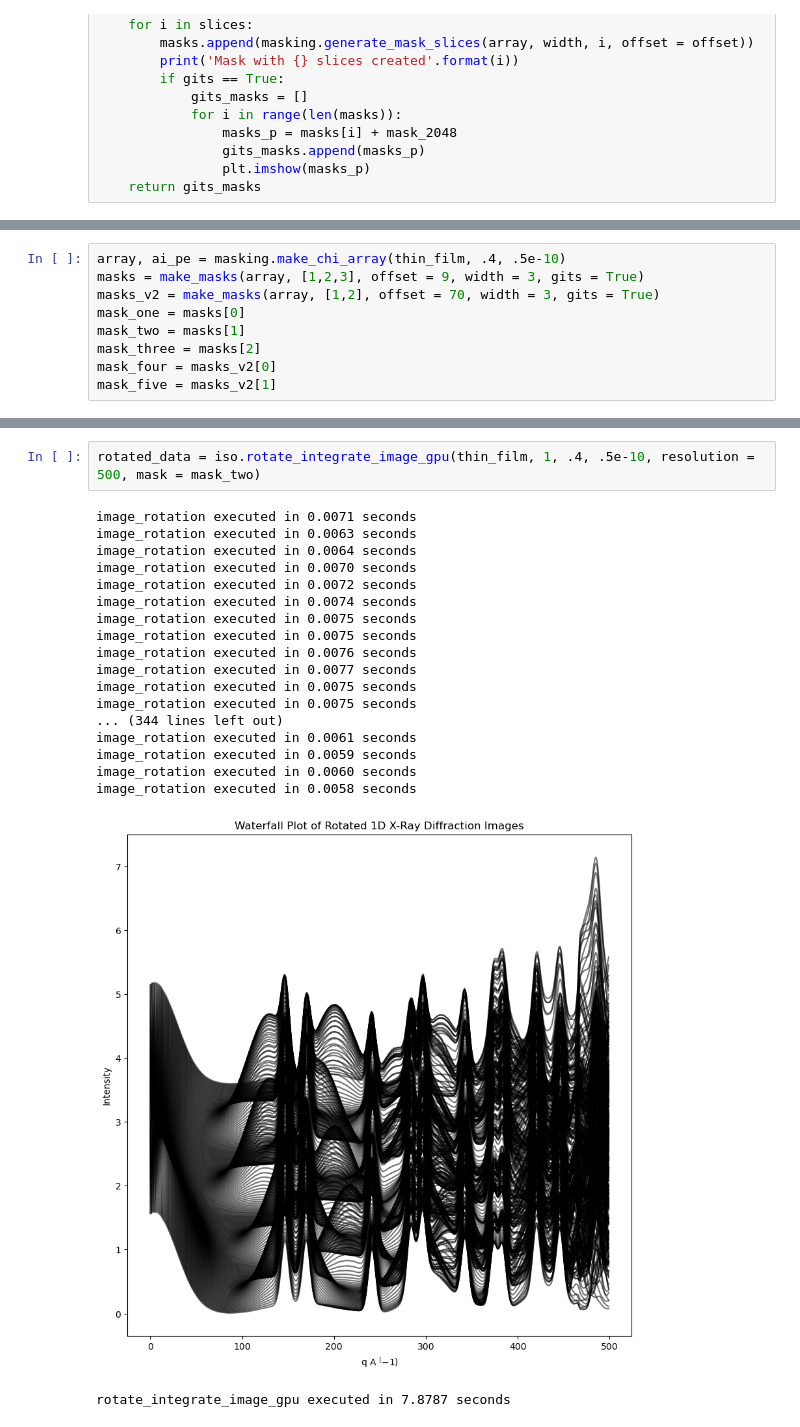
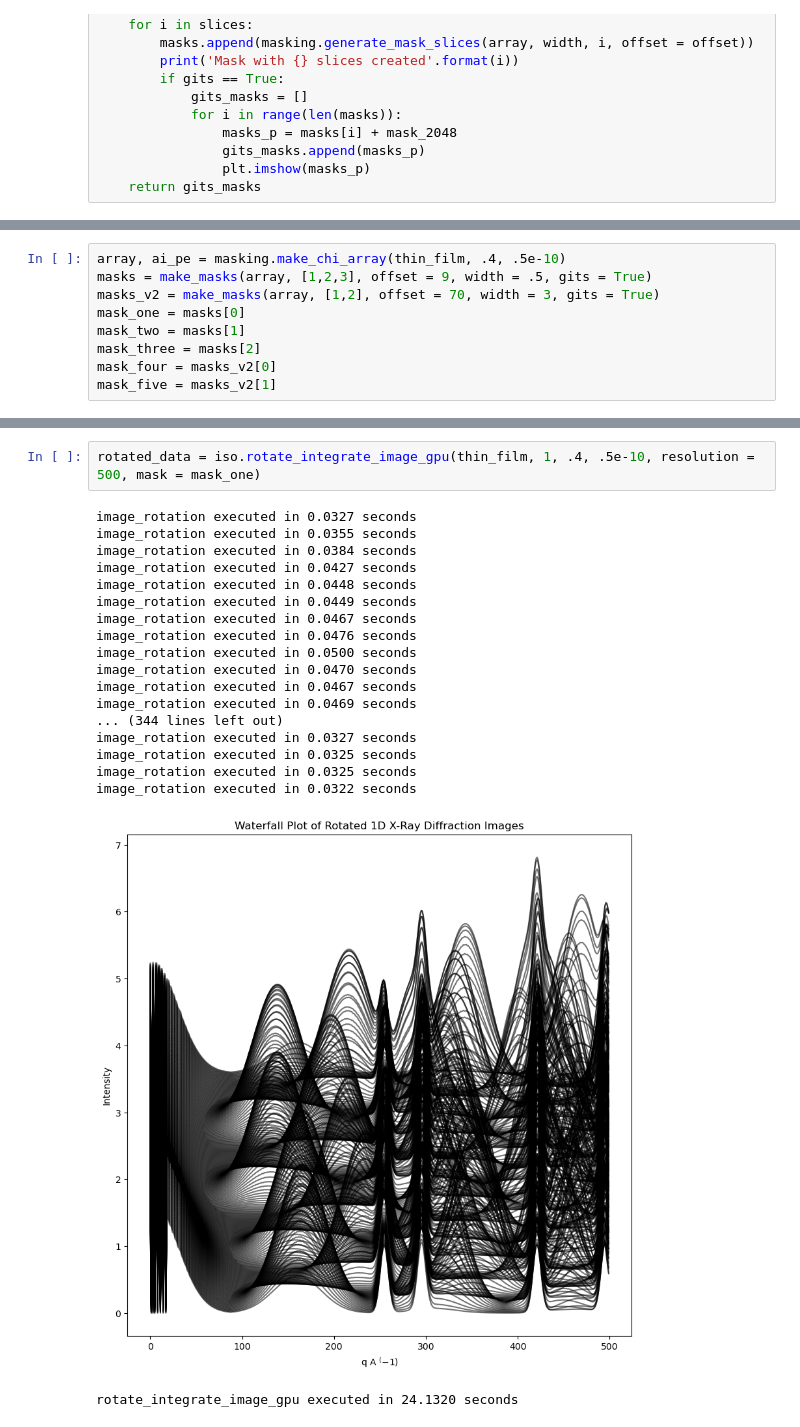
Before and after one commit to dnalverson/IsoDAT2D, a Jupyter notebook: Tutorials/using_clustering_tutorial.ipynb, the cells around one changed output, grey strips where cells are left out. Drawn from its saved outputs; the diff is of its cells as text.

```diff
--- a/Tutorials/using_clustering_tutorial.ipynb
+++ b/Tutorials/using_clustering_tutorial.ipynb
@@ -67,6 +69,6 @@ NaCl
 # %%
 array, ai_pe = masking.make_chi_array(thin_film, .4, .5e-10)
-masks = make_masks(array, [1,2,3], offset = 9, width = 3, gits = True)
+masks = make_masks(array, [1,2,3], offset = 9, width = .5, gits = True)
 masks_v2 = make_masks(array, [1,2], offset = 70, width = 3, gits = True)
 mask_one = masks[0]
 mask_two = masks[1]
@@ -99,22 +111,22 @@ Mask with 2 slices created
 # %%
-rotated_data = iso.rotate_integrate_image_gpu(thin_film, 1, .4, .5e-10, resolution = 500, mask = mask_two)
+rotated_data = iso.rotate_integrate_image_gpu(thin_film, 1, .4, .5e-10, resolution = 500, mask = mask_one)
 # %% [output]
-image_rotation executed in 0.0071 seconds
-image_rotation executed in 0.0063 seconds
-image_rotation executed in 0.0064 seconds
-image_rotation executed in 0.0070 seconds
-image_rotation executed in 0.0072 seconds
-image_rotation executed in 0.0074 seconds
-image_rotation executed in 0.0075 seconds
-image_rotation executed in 0.0075 seconds
-image_rotation executed in 0.0076 seconds
-image_rotation executed in 0.0077 seconds
-image_rotation executed in 0.0075 seconds
-image_rotation executed in 0.0075 seconds
+image_rotation executed in 0.0327 seconds
+image_rotation executed in 0.0355 seconds
+image_rotation executed in 0.0384 seconds
+image_rotation executed in 0.0427 seconds
+image_rotation executed in 0.0448 seconds
+image_rotation executed in 0.0449 seconds
+image_rotation executed in 0.0467 seconds
+image_rotation executed in 0.0476 seconds
+image_rotation executed in 0.0500 seconds
+image_rotation executed in 0.0470 seconds
+image_rotation executed in 0.0467 seconds
+image_rotation executed in 0.0469 seconds
 ... (344 lines left out)
-image_rotation executed in 0.0061 seconds
-image_rotation executed in 0.0059 seconds
-image_rotation executed in 0.0060 seconds
-image_rotation executed in 0.0058 seconds
+image_rotation executed in 0.0327 seconds
+image_rotation executed in 0.0325 seconds
+image_rotation executed in 0.0325 seconds
+image_rotation executed in 0.0322 seconds
-[figure, old version]
+[figure, new version]
-rotate_integrate_image_gpu executed in 7.8787 seconds
+rotate_integrate_image_gpu executed in 24.1320 seconds
```
Also changed, not shown: parts of 19 cells of this notebook.
